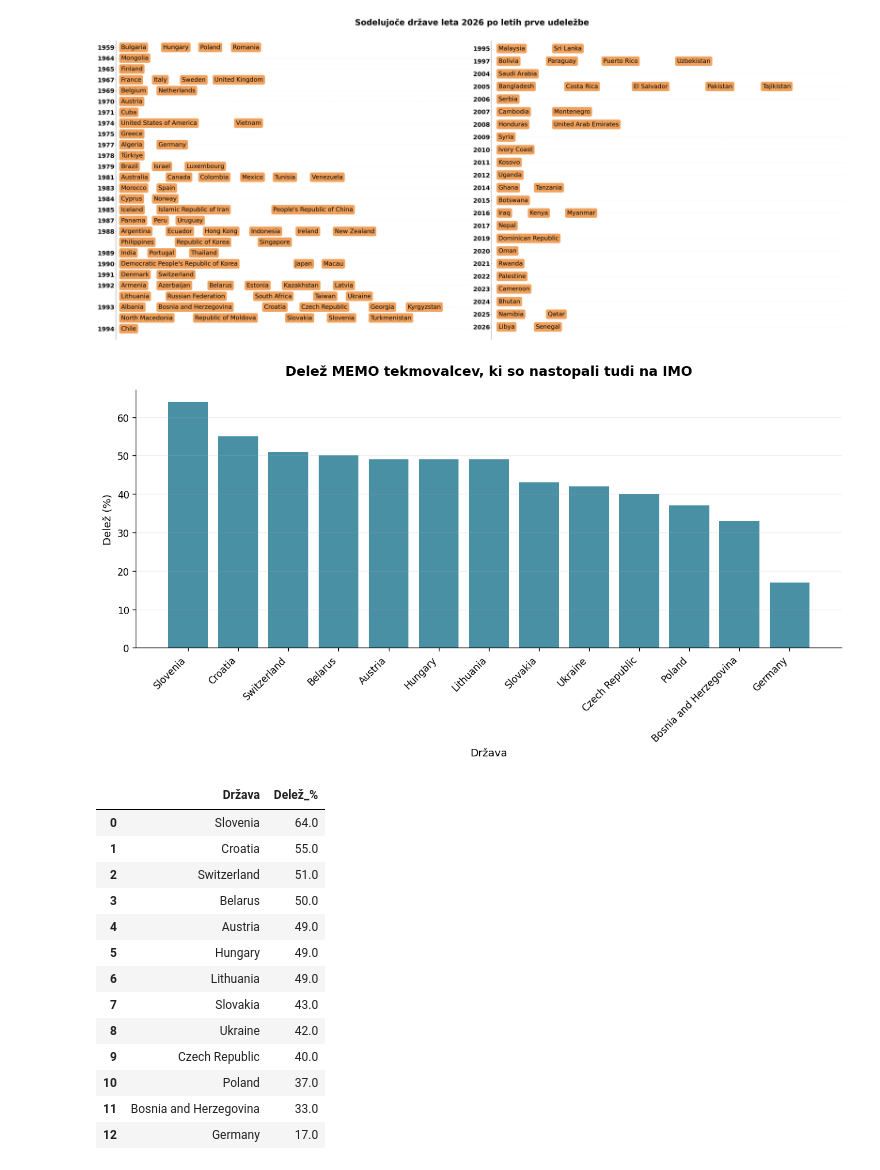
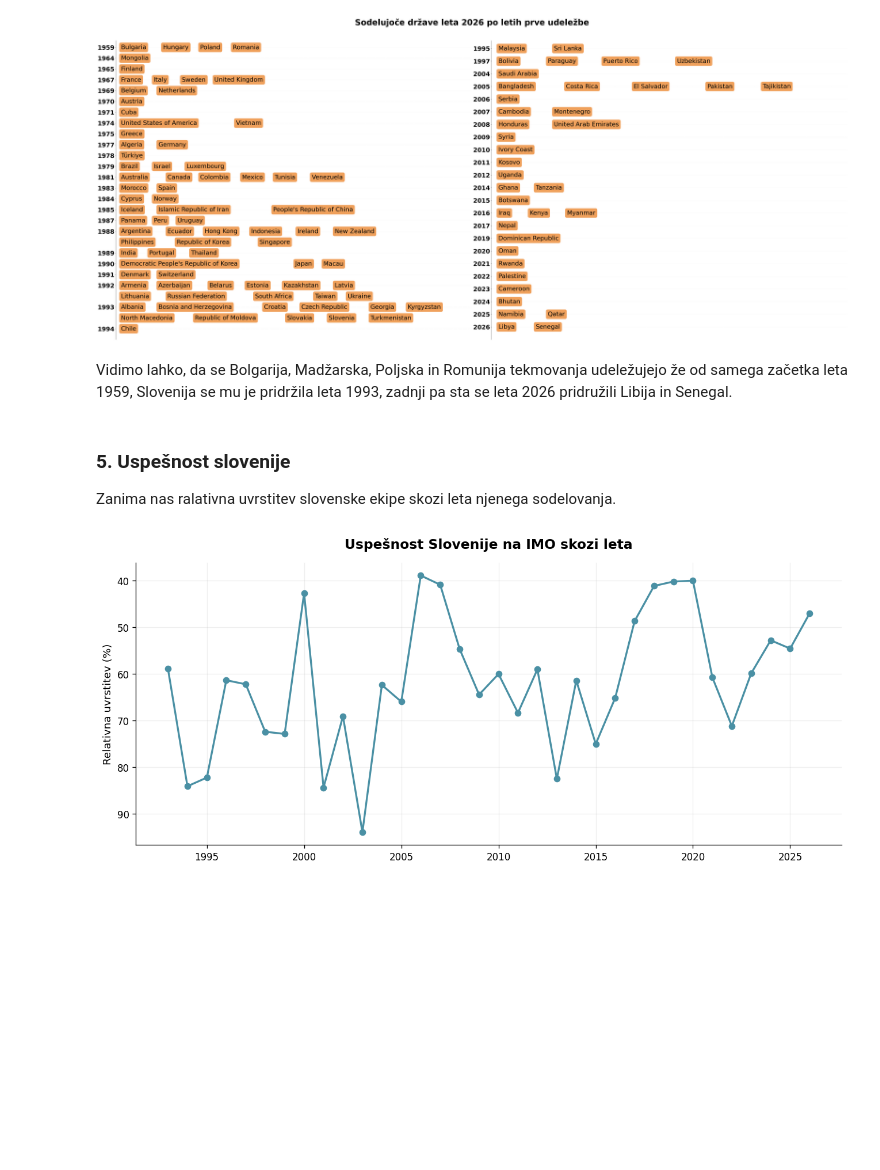
Before and after one commit to hranjecnace/uvp_projektna, a Jupyter notebook: analiza_podatkov.ipynb, the cells around one changed output. Cells and saved outputs as stored; diff of their text form; code cells hidden in the pictures; blank space fills up the shorter version.

```diff
--- a/analiza_podatkov.ipynb
+++ b/analiza_podatkov.ipynb
@@ -197,51 +232,23 @@ plt.tight_layout()
 plt.show()
 # %% [output]
 [figure]
-# %%
-df_memo = pd.read_csv("memo.csv")
-df_memo["Država"] = df_memo["Država"].replace({"Czechia": "Czech Republic"})
-
-rezultati = []
-
-for drzava in df_memo["Država"].unique():
-    memo_tekmovalci = set(df_memo[df_memo["Država"] == drzava]["Tekmovalec"])
-    imo_tekmovalci = set(df[df["Država"] == drzava]["Oseba"])
-
-    presek = memo_tekmovalci & imo_tekmovalci
-    delez = len(presek) / len(memo_tekmovalci) * 100 if memo_tekmovalci else 0
-
-    rezultati.append({
-        "Država": drzava,
-        "Delež_%": round(delez, 0)
-    })
-
-df_primerjava = pd.DataFrame(rezultati).sort_values("Delež_%", ascending=False).reset_index(drop=True)
-
-plt.figure(figsize=(11, 6), dpi=120)
-plt.bar(df_primerjava["Država"], df_primerjava["Delež_%"], width=0.8, color="#4a90a4")
-plt.xlabel("Država", fontsize=11)
-plt.ylabel("Delež (%)", fontsize=11)
-plt.title("Delež MEMO tekmovalcev, ki so nastopali tudi na IMO", fontsize=14, weight="bold", pad=15)
-plt.xticks(rotation=45, ha="right")
-plt.grid(axis="y", alpha=0.2)
-for spine in ["top", "right"]:
-    plt.gca().spines[spine].set_visible(False)
-plt.tight_layout()
-plt.show()
-df_primerjava
-# %% [output]
-[figure, removed]
-|  | Država | Delež_% |
-| 0 | Slovenia | 64.0 |
-| 1 | Croatia | 55.0 |
-| 2 | Switzerland | 51.0 |
-| 3 | Belarus | 50.0 |
-| 4 | Austria | 49.0 |
-| 5 | Hungary | 49.0 |
-| 6 | Lithuania | 49.0 |
-| 7 | Slovakia | 43.0 |
-| 8 | Ukraine | 42.0 |
-| 9 | Czech Republic | 40.0 |
-| 10 | Poland | 37.0 |
-| 11 | Bosnia and Herzegovina | 33.0 |
-| 12 | Germany | 17.0 |
+# %% [markdown]
+Vidimo lahko, da se Bolgarija, Madžarska, Poljska in Romunija tekmovanja udeležujejo že od samega začetka leta 1959, Slovenija se mu je pridržila leta 1993, zadnji pa sta se leta 2026 pridružili Libija in Senegal.
+# %% [markdown]
+### 5. Uspešnost slovenije
+Zanima nas ralativna uvrstitev slovenske ekipe skozi leta njenega sodelovanja.
+# %%
+slovenija = povp_mesto[povp_mesto["Država"] == "Slovenia"].sort_values("Leto")
+
+plt.figure(figsize=(11, 5), dpi=120)
+plt.plot(slovenija["Leto"], slovenija["Relativna uvrstitev"], marker="o", color="#4a90a4", linewidth=2)
+plt.gca().invert_yaxis()
+plt.ylabel("Relativna uvrstitev (%)", fontsize=11)
+plt.title("Uspešnost Slovenije na IMO skozi leta", fontsize=14, weight="bold", pad=15)
+plt.grid(True, alpha=0.2)
+for spine in ["top", "right"]:
+    plt.gca().spines[spine].set_visible(False)
+plt.tight_layout()
+plt.show()
+# %% [output]
+[figure, added]
```
Also changed, not shown: parts of 16 cells of this notebook, 3 other files.
